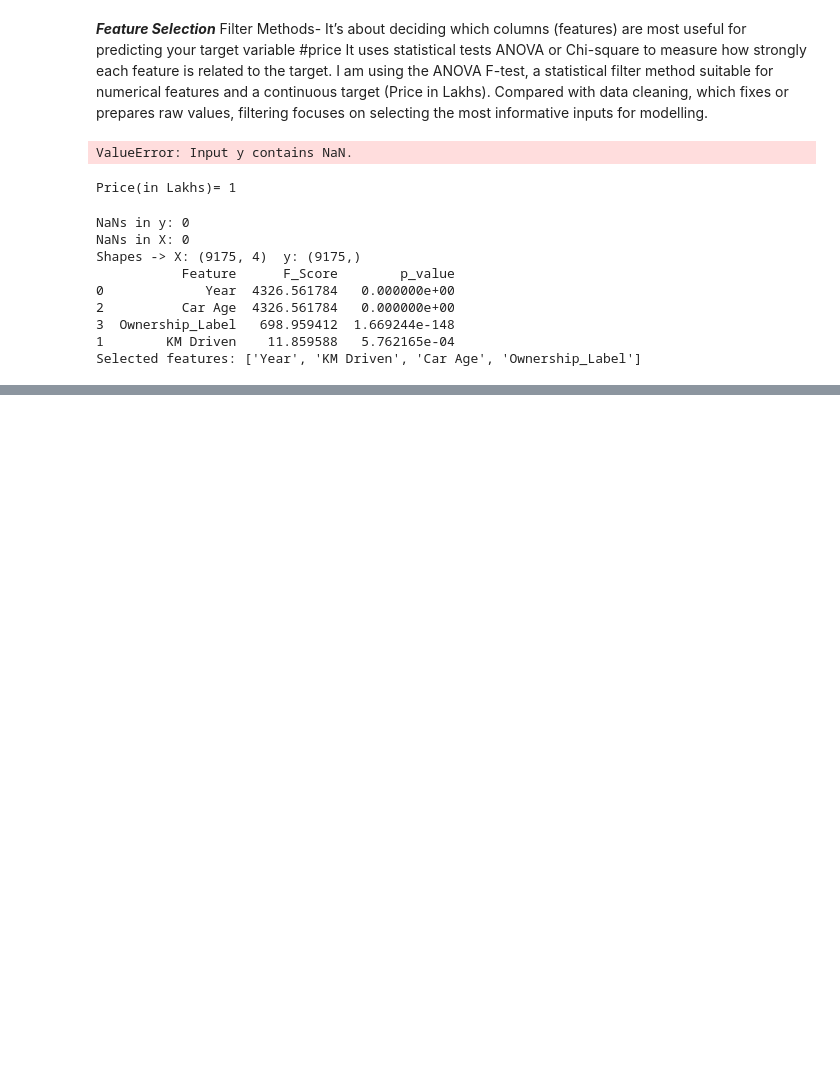
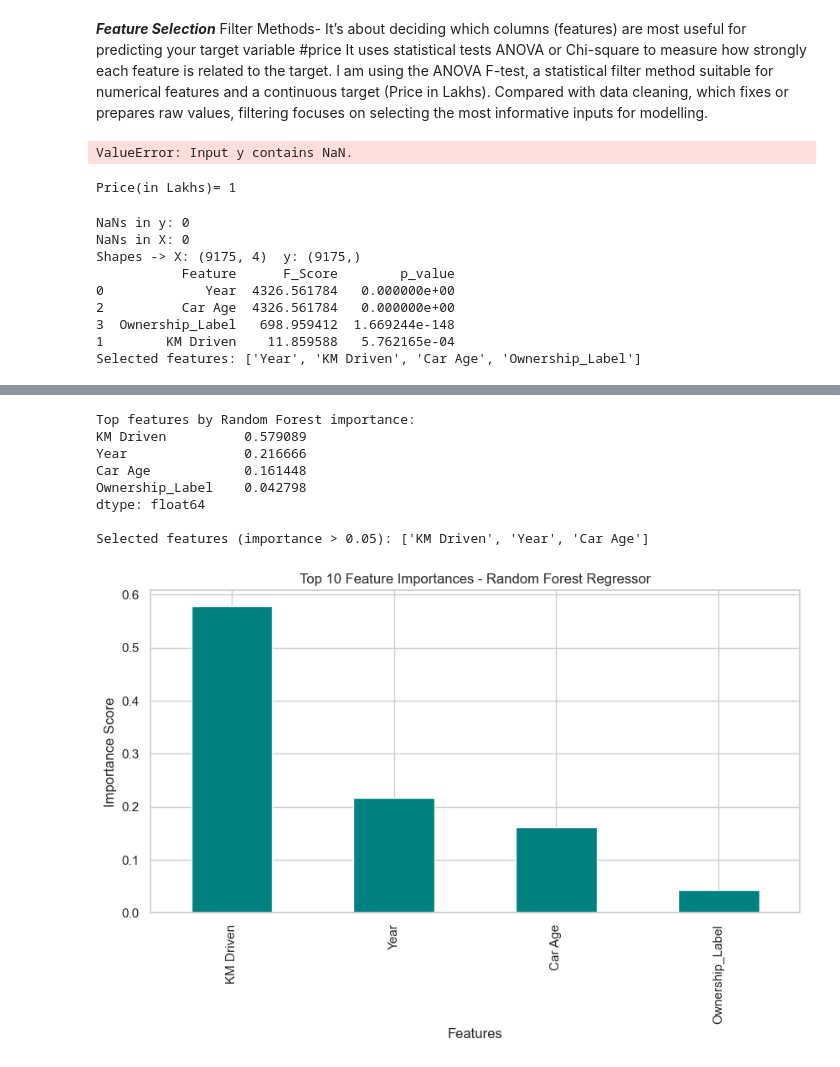
Before and after one commit to ps761/COMP1142281, a Jupyter notebook: 1142281_assignment.ipynb, the cells around one changed output, grey strips where cells are left out. Drawn from its saved outputs; the diff is of its cells as text; code cells hidden in the pictures; blank space fills up the shorter version.

```diff
--- a/1142281_assignment.ipynb
+++ b/1142281_assignment.ipynb
@@ -844,0 +876,41 @@ Selected features: ['Year', 'KM Driven', 'Car Age', 'Ownership_Label']
+# %%
+from sklearn.ensemble import RandomForestRegressor
+# X_imp = all numeric predictors (after encoding and scaling)
+# y = target variable 'Price(in Lakhs)'
+
+# Train the Random Forest model
+rf = RandomForestRegressor(n_estimators=100, random_state=42)
+rf.fit(X_imp, y)
+
+# Get feature importances and sort them
+importances = pd.Series(rf.feature_importances_, index=X_imp.columns)
+importances = importances.sort_values(ascending=False)
+
+# Print top features
+print("Top features by Random Forest importance:")
+print(importances.head(10))
+
+# select features above a threshold
+threshold = 0.05
+selected_features = importances[importances > threshold].index.tolist()
+print("\nSelected features (importance > 0.05):", selected_features)
+
+# visualization (bar chart)
+import matplotlib.pyplot as plt
+
+plt.figure(figsize=(10,5))
+importances.head(10).plot(kind='bar', color='teal')
+plt.title('Top 10 Feature Importances - Random Forest Regressor')
+plt.ylabel('Importance Score')
+plt.xlabel('Features')
+plt.show()
+# %% [output]
+Top features by Random Forest importance:
+KM Driven          0.579089
+Year               0.216666
+Car Age            0.161448
+Ownership_Label    0.042798
+dtype: float64
+
+Selected features (importance > 0.05): ['KM Driven', 'Year', 'Car Age']
+[figure, added]
```
Also changed, not shown: parts of 10 cells of this notebook.
